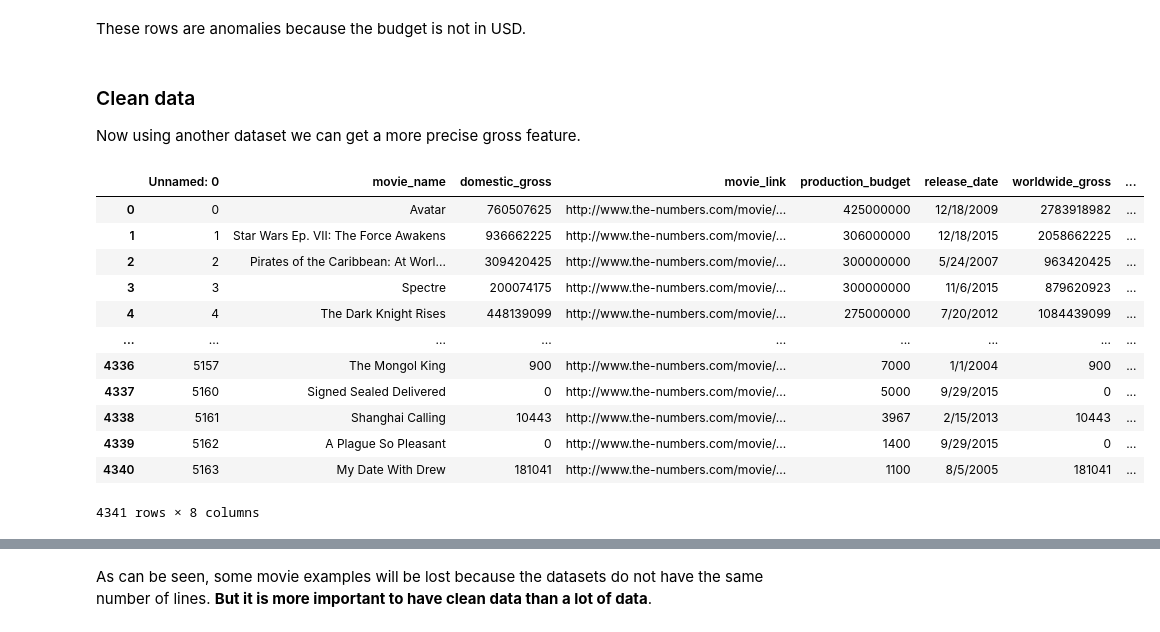
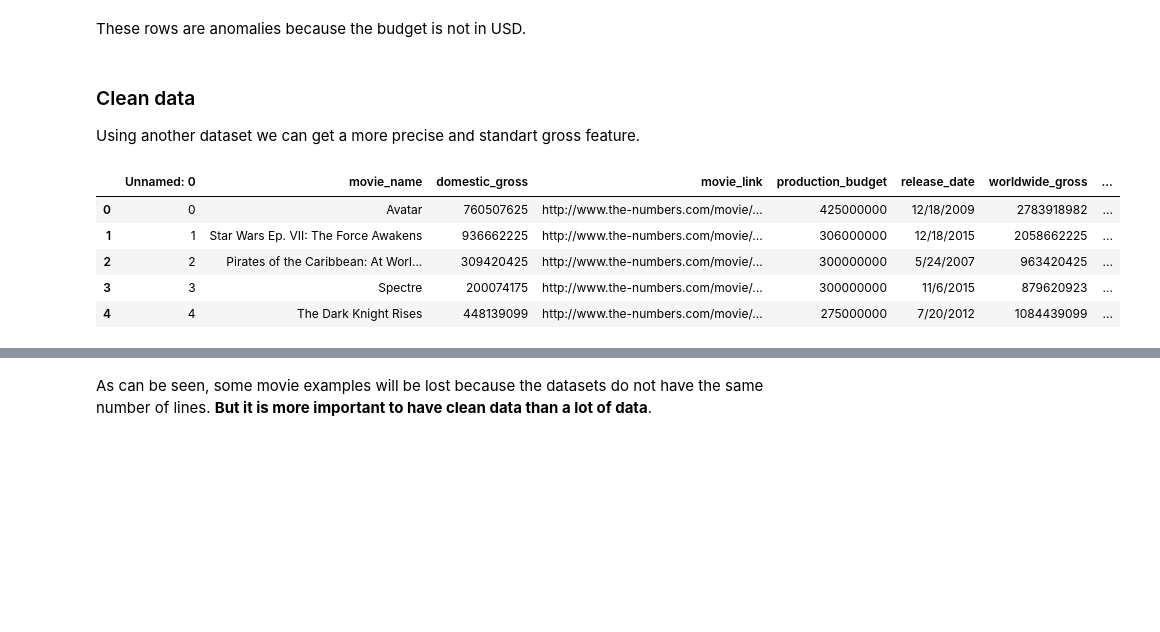
Before and after one commit to ivanmtoroc/scipy-intro, a Jupyter notebook: data_preparation.ipynb, the cells around one changed output, grey strips where cells are left out. Drawn from its saved outputs; the diff is of its cells as text; code cells hidden in the pictures; blank space fills up the shorter version.

```diff
--- a/data_preparation.ipynb
+++ b/data_preparation.ipynb
@@ -271,24 +264,17 @@ movies[mask]
 These rows are anomalies because the budget is not in USD.
 # %% [markdown]
 ### Clean data
-Now using another dataset we can get a more precise gross feature.
+Using another dataset we can get a more precise and standart gross feature.
 # %%
-financials = pd.read_csv('datasets/thenumbers.csv')
-financials
+financials = pd.read_csv(filepath_or_buffer='datasets/thenumbers.csv')
+financials.head()
 # %% [output]
 |  | Unnamed: 0 | movie_name | domestic_gross | movie_link | production_budget | release_date | worldwide_gross | ... |
 | 0 | 0 | Avatar | 760507625 | http://www.the-numbers.com/movie/... | 425000000 | 12/18/2009 | 2783918982 | ... |
 | 1 | 1 | Star Wars Ep. VII: The Force Awakens | 936662225 | http://www.the-numbers.com/movie/... | 306000000 | 12/18/2015 | 2058662225 | ... |
 | 2 | 2 | Pirates of the Caribbean: At Worl... | 309420425 | http://www.the-numbers.com/movie/... | 300000000 | 5/24/2007 | 963420425 | ... |
 | 3 | 3 | Spectre | 200074175 | http://www.the-numbers.com/movie/... | 300000000 | 11/6/2015 | 879620923 | ... |
 | 4 | 4 | The Dark Knight Rises | 448139099 | http://www.the-numbers.com/movie/... | 275000000 | 7/20/2012 | 1084439099 | ... |
-| ... | ... | ... | ... | ... | ... | ... | ... | ... |
-| 4336 | 5157 | The Mongol King | 900 | http://www.the-numbers.com/movie/... | 7000 | 1/1/2004 | 900 | ... |
-| 4337 | 5160 | Signed Sealed Delivered | 0 | http://www.the-numbers.com/movie/... | 5000 | 9/29/2015 | 0 | ... |
-| 4338 | 5161 | Shanghai Calling | 10443 | http://www.the-numbers.com/movie/... | 3967 | 2/15/2013 | 10443 | ... |
-| 4339 | 5162 | A Plague So Pleasant | 0 | http://www.the-numbers.com/movie/... | 1400 | 9/29/2015 | 0 | ... |
-| 4340 | 5163 | My Date With Drew | 181041 | http://www.the-numbers.com/movie/... | 1100 | 8/5/2005 | 181041 | ... |
-4341 rows × 8 columns
 # %%
 # Get only the important features
 financials = financials[['movie_title', 'production_budget', 'worldwide_gross']]
```
Also changed, not shown: parts of 45 cells of this notebook, 1 other file.
